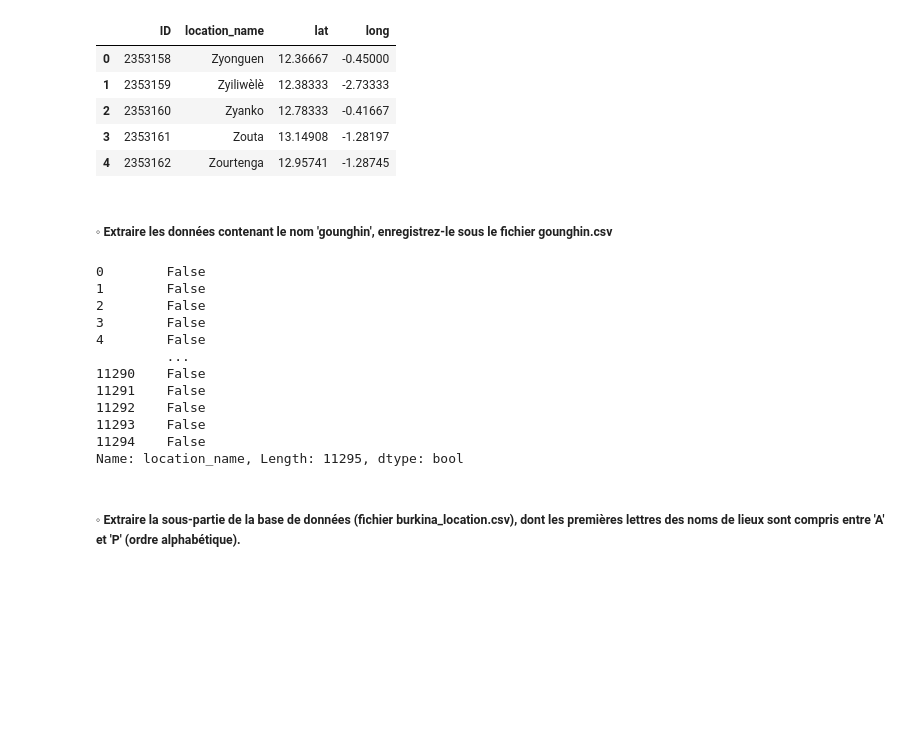
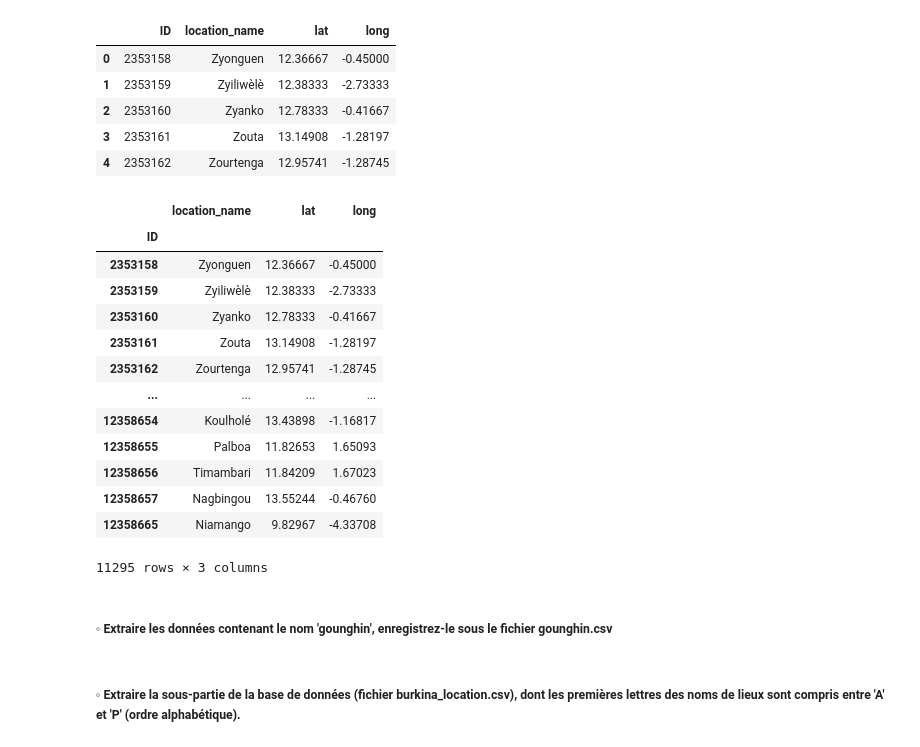
Before and after one commit to MimboureYara/Cours-data-processing-FDIA, a Jupyter notebook: mini_projet_uvbf.ipynb, the cells around one changed output. Drawn from its saved outputs; the diff is of its cells as text; code cells hidden in the pictures; blank space fills up the shorter version.

```diff
--- a/mini_projet_uvbf.ipynb
+++ b/mini_projet_uvbf.ipynb
@@ -129,8 +107,8 @@ burkina_location.to_csv('burkina_location.zip', index=False,
 # %% [markdown]
 ##### 4. Opérations sur le fichier CSV burkina_location.csv.
 # %%
-bl=pd.read_csv('burkina_location.csv')
-bl.head()
+burkina_location=pd.read_csv('burkina_location.csv')
+burkina_location.head()
 # %% [output]
 |  | ID | location_name | lat | long |
 | 0 | 2353158 | Zyonguen | 12.36667 | -0.45000 |
@@ -138,21 +116,23 @@ bl.head()
 | 2 | 2353160 | Zyanko | 12.78333 | -0.41667 |
 | 3 | 2353161 | Zouta | 13.14908 | -1.28197 |
 | 4 | 2353162 | Zourtenga | 12.95741 | -1.28745 |
+# %%
+burkina_location.set_index('ID', inplace  = True)
+burkina_location
+# %% [output]
+|  | location_name | lat | long |
+| ID |  |  |  |
+| 2353158 | Zyonguen | 12.36667 | -0.45000 |
+| 2353159 | Zyiliwèlè | 12.38333 | -2.73333 |
+| 2353160 | Zyanko | 12.78333 | -0.41667 |
+| 2353161 | Zouta | 13.14908 | -1.28197 |
+| 2353162 | Zourtenga | 12.95741 | -1.28745 |
+| ... | ... | ... | ... |
+| 12358654 | Koulholé | 13.43898 | -1.16817 |
+| 12358655 | Palboa | 11.82653 | 1.65093 |
+| 12358656 | Timambari | 11.84209 | 1.67023 |
+| 12358657 | Nagbingou | 13.55244 | -0.46760 |
+| 12358665 | Niamango | 9.82967 | -4.33708 |
+11295 rows × 3 columns
 # %% [markdown]
 ##### ◦ Extraire les données contenant le nom 'gounghin', enregistrez-le sous le fichier gounghin.csv
-# %%
-bl_gounghin=bl['location_name']=='gounghin'
-bl_gounghin
-# %% [output]
-0        False
-1        False
-2        False
-3        False
-4        False
-         ...
-11290    False
-11291    False
-11292    False
-11293    False
-11294    False
-Name: location_name, Length: 11295, dtype: bool
```
Also changed, not shown: parts of 10 cells of this notebook.
